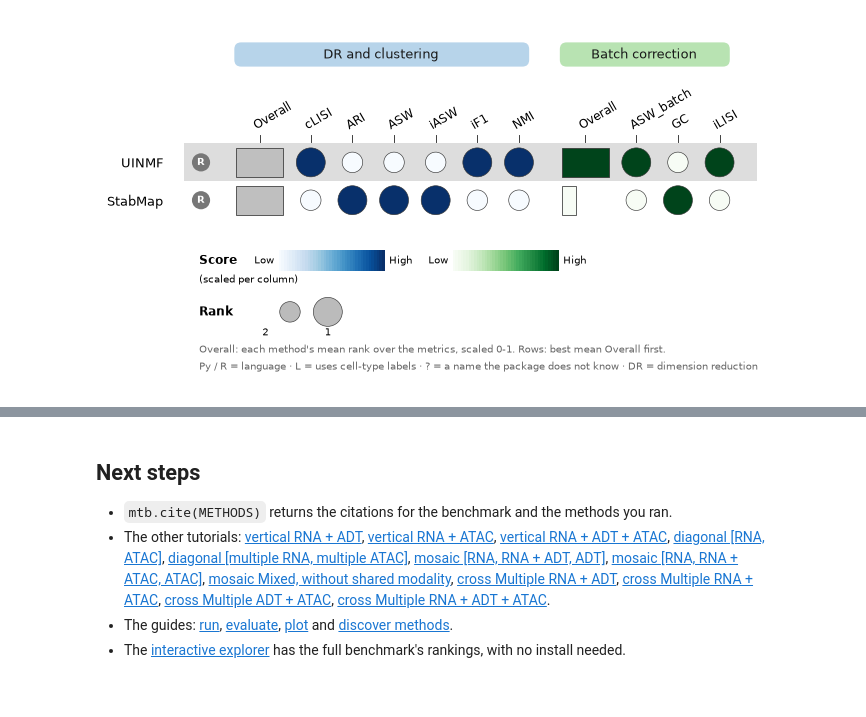
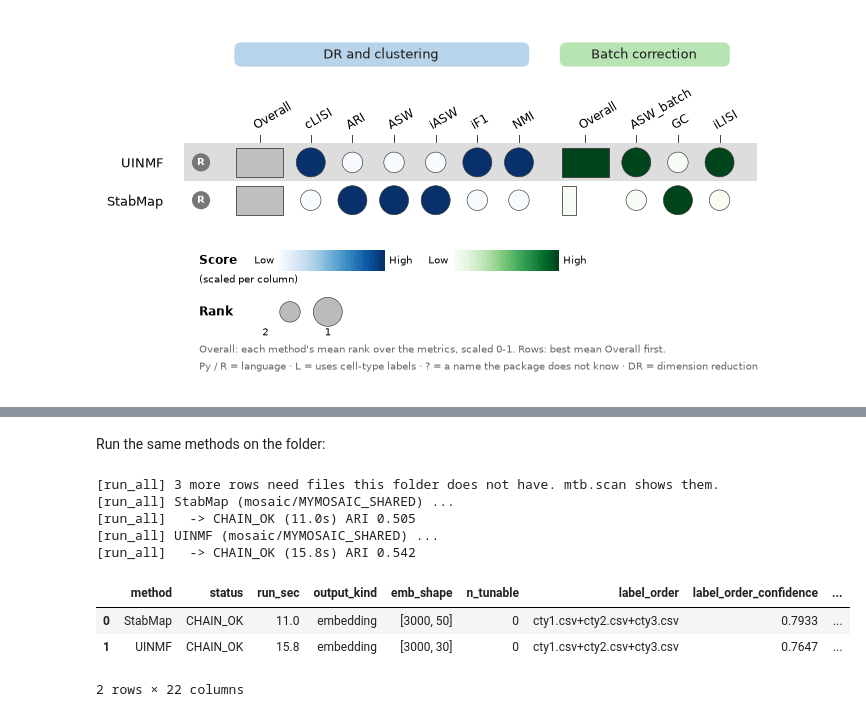
Before and after one commit to DSichang/scMultiBench, a Jupyter notebook: tutorials/mosaic_shared/mosaic_shared.ipynb, the cells around one changed output, grey strips where cells are left out. Drawn from its saved outputs; the diff is of its cells as text; code cells hidden in the pictures.

```diff
--- a/tutorials/mosaic_shared/mosaic_shared.ipynb
+++ b/tutorials/mosaic_shared/mosaic_shared.ipynb
@@ -156,4 +172,0 @@ PosixPath('mydata/MYMOSAIC')
-# %%
-mine = mtb.run_all("MYMOSAIC", "mosaic", methods=METHODS, data_path="mydata",
-                   out_dir="out/MYMOSAIC")
-mine.summary
@@ -170,3 +175,15 @@ mine.summary
 # %%
-mine.plot()
+NAME = "MYMOSAIC_SHARED"   # <- a new name for your own data
+out = "mydata/" + NAME
+celltype = "obs:celltype"   # <- the cell-type column of every file
+# batch 1: RNA + ADT
+mtb.io.export_dataset(rna1, out, rna="X", adt=adt1, labels=celltype,
+                      batch_index=1, category="mosaic", overwrite=True)
+# batch 2: RNA + ATAC peaks
+mtb.io.export_dataset(rna2, out, rna="X", atac=atac2, atac_kind="peak",
+                      labels=celltype,
+                      batch_index=2, category="mosaic", overwrite=True)
+# batch 3: RNA only
+mtb.io.export_dataset(rna3, out, rna="X", labels=celltype,
+                      batch_index=3, category="mosaic", overwrite=True)
 # %% [output]
@@ -207,7 +202,16 @@ To run them all, set `METHODS` to these names in section 2 and run the notebook
 # %% [markdown]
-## Next steps
-
-- `mtb.cite(METHODS)` returns the citations for the benchmark and the methods you ran.
-- The other tutorials: [vertical RNA + ADT](https://dsichang.github.io/scMultiBench/tutorials/vertical_rna_adt/), [vertical RNA + ATAC](https://dsichang.github.io/scMultiBench/tutorials/vertical_rna_atac/), [vertical RNA + ADT + ATAC](https://dsichang.github.io/scMultiBench/tutorials/vertical_rna_adt_atac/), [diagonal [RNA, ATAC]](https://dsichang.github.io/scMultiBench/tutorials/diagonal_rna_atac/), [diagonal [multiple RNA, multiple ATAC]](https://dsichang.github.io/scMultiBench/tutorials/diagonal_multi/), [mosaic [RNA, RNA + ADT, ADT]](https://dsichang.github.io/scMultiBench/tutorials/mosaic_rna_adt/), [mosaic [RNA, RNA + ATAC, ATAC]](https://dsichang.github.io/scMultiBench/tutorials/mosaic_rna_atac/), [mosaic Mixed, without shared modality](https://dsichang.github.io/scMultiBench/tutorials/mosaic_unshared/), [cross Multiple RNA + ADT](https://dsichang.github.io/scMultiBench/tutorials/cross_rna_adt/), [cross Multiple RNA + ATAC](https://dsichang.github.io/scMultiBench/tutorials/cross_rna_atac/), [cross Multiple ADT + ATAC](https://dsichang.github.io/scMultiBench/tutorials/cross_adt_atac/), [cross Multiple RNA + ADT + ATAC](https://dsichang.github.io/scMultiBench/tutorials/cross_rna_adt_atac/).
-- The guides: [run](https://dsichang.github.io/scMultiBench/tutorials/run/), [evaluate](https://dsichang.github.io/scMultiBench/tutorials/evaluate/), [plot](https://dsichang.github.io/scMultiBench/tutorials/plot/) and [discover methods](https://dsichang.github.io/scMultiBench/tutorials/discover/).
-- The [interactive explorer](https://shiny.maths.usyd.edu.au/scMultiBench/) has the full benchmark's rankings, with no install needed.
+Run the same methods on the folder:
+# %%
+mine = mtb.run_all(NAME, "mosaic", methods=METHODS, data_path="mydata",
+                   out_dir="out/" + NAME)
+mine.summary
+# %% [output]
+[run_all] 3 more rows need files this folder does not have. mtb.scan shows them.
+[run_all] StabMap (mosaic/MYMOSAIC_SHARED) ...
+[run_all]   -> CHAIN_OK (11.0s) ARI 0.505
+[run_all] UINMF (mosaic/MYMOSAIC_SHARED) ...
+[run_all]   -> CHAIN_OK (15.8s) ARI 0.542
+|  | method | status | run_sec | output_kind | emb_shape | n_tunable | label_order | label_order_confidence | ... |
+| 0 | StabMap | CHAIN_OK | 11.0 | embedding | [3000, 50] | 0 | cty1.csv+cty2.csv+cty3.csv | 0.7933 | ... |
+| 1 | UINMF | CHAIN_OK | 15.8 | embedding | [3000, 30] | 0 | cty1.csv+cty2.csv+cty3.csv | 0.7647 | ... |
+2 rows × 22 columns
```
Also changed, not shown: parts of 19 cells of this notebook, 43 other files.
